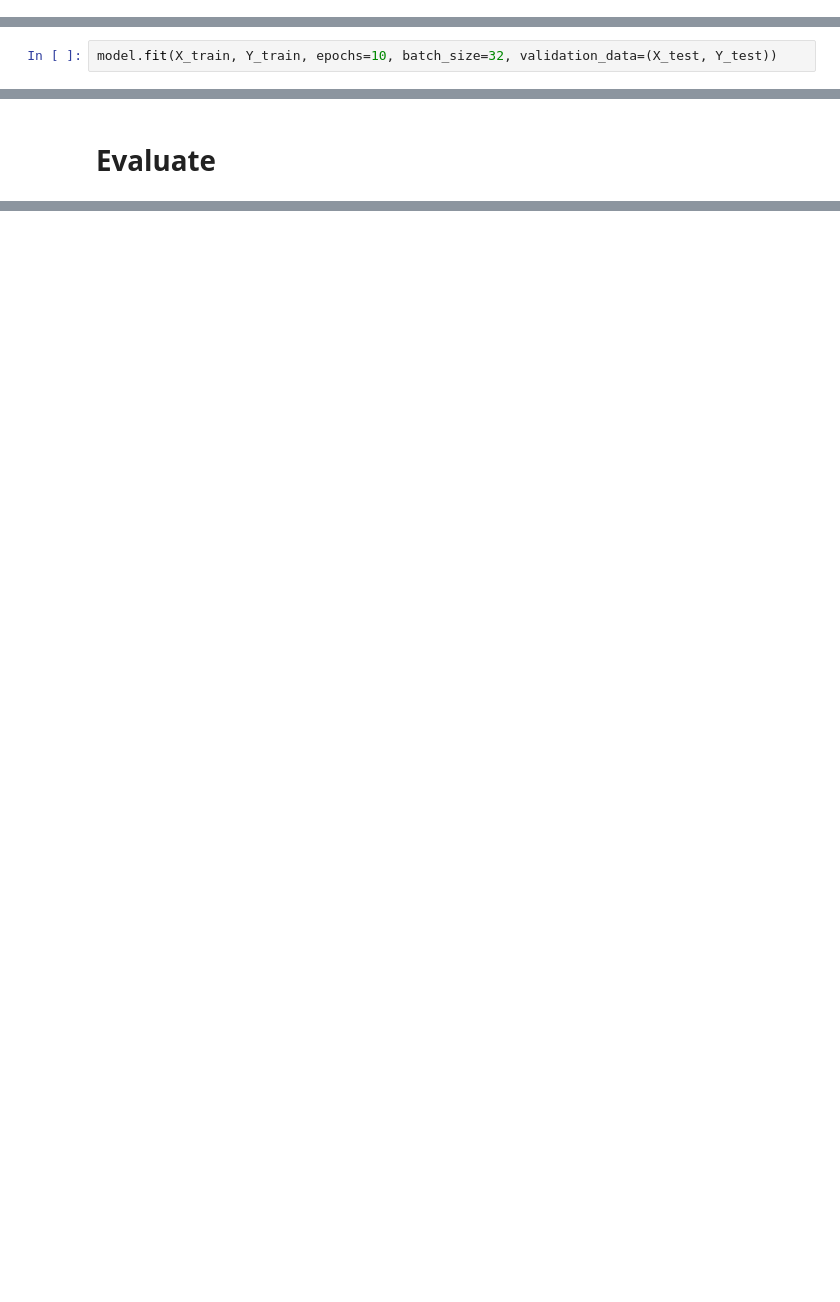
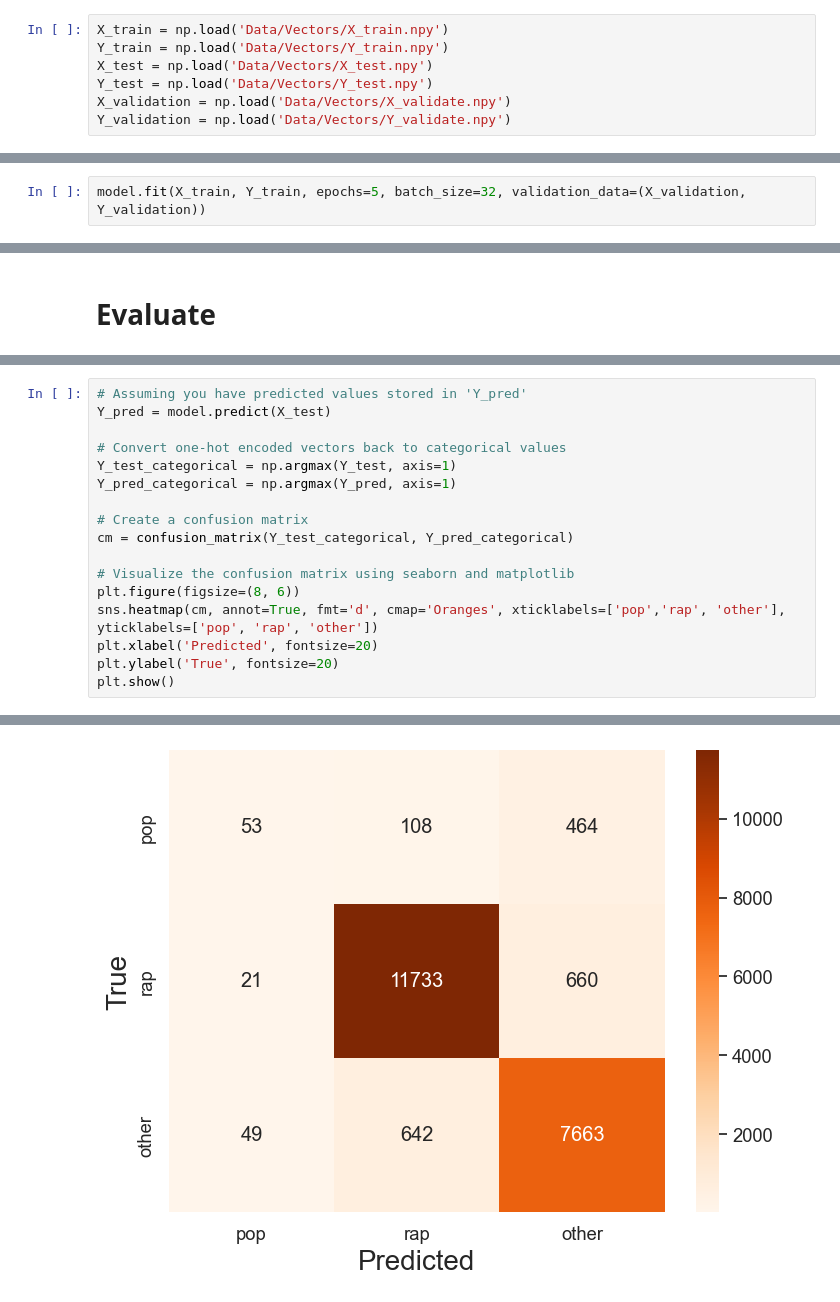
Before and after one commit to Marti2405/Music-Genre-Classification, a Jupyter notebook: NN_model.ipynb, the cells around one changed output, grey strips where cells are left out. Cells and saved outputs as stored; diff of their text form; blank space fills up the shorter version.

Commit message:
added NN and Confusion Matrix and Precision,Recall,F1-score

```diff
--- a/NN_model.ipynb
+++ b/NN_model.ipynb
@@ -32,4 +39,11 @@ _________________________________________________________________
+# %%
+X_train = np.load('Data/Vectors/X_train.npy')
+Y_train = np.load('Data/Vectors/Y_train.npy')
+X_test = np.load('Data/Vectors/X_test.npy')
+Y_test = np.load('Data/Vectors/Y_test.npy')
+X_validation = np.load('Data/Vectors/X_validate.npy')
+Y_validation = np.load('Data/Vectors/Y_validate.npy')
 # %% [markdown]
 # Train
 # %%
-model.fit(X_train, Y_train, epochs=10, batch_size=32, validation_data=(X_test, Y_test))
+model.fit(X_train, Y_train, epochs=5, batch_size=32, validation_data=(X_validation, Y_validation))
@@ -40,0 +72,18 @@ print(f'Loss: {loss}, Accuracy: {accuracy}')
+# %%
+# Assuming you have predicted values stored in 'Y_pred'
+Y_pred = model.predict(X_test)
+
+# Convert one-hot encoded vectors back to categorical values
+Y_test_categorical = np.argmax(Y_test, axis=1)
+Y_pred_categorical = np.argmax(Y_pred, axis=1)
+
+# Create a confusion matrix
+cm = confusion_matrix(Y_test_categorical, Y_pred_categorical)
+
+# Visualize the confusion matrix using seaborn and matplotlib
+plt.figure(figsize=(8, 6))
+sns.heatmap(cm, annot=True, fmt='d', cmap='Oranges', xticklabels=['pop','rap', 'other'], yticklabels=['pop', 'rap', 'other'])
+plt.xlabel('Predicted', fontsize=20)
+plt.ylabel('True', fontsize=20)
+plt.show()
+# %% [output]
@@ -40,0 +91 @@ print(f'Loss: {loss}, Accuracy: {accuracy}')
+[figure, added]
```
Also changed, not shown: parts of 10 cells of this notebook.
